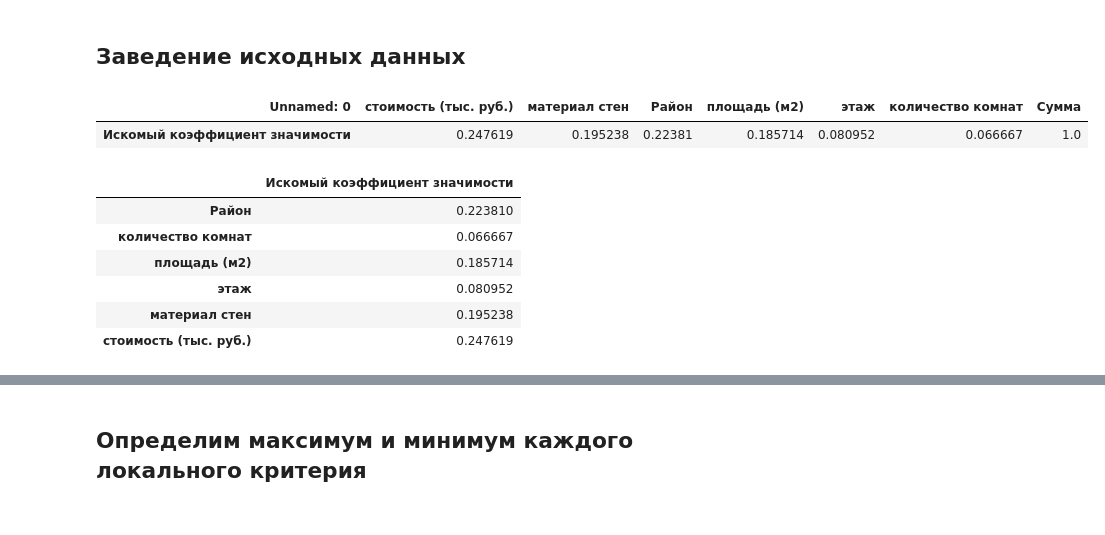
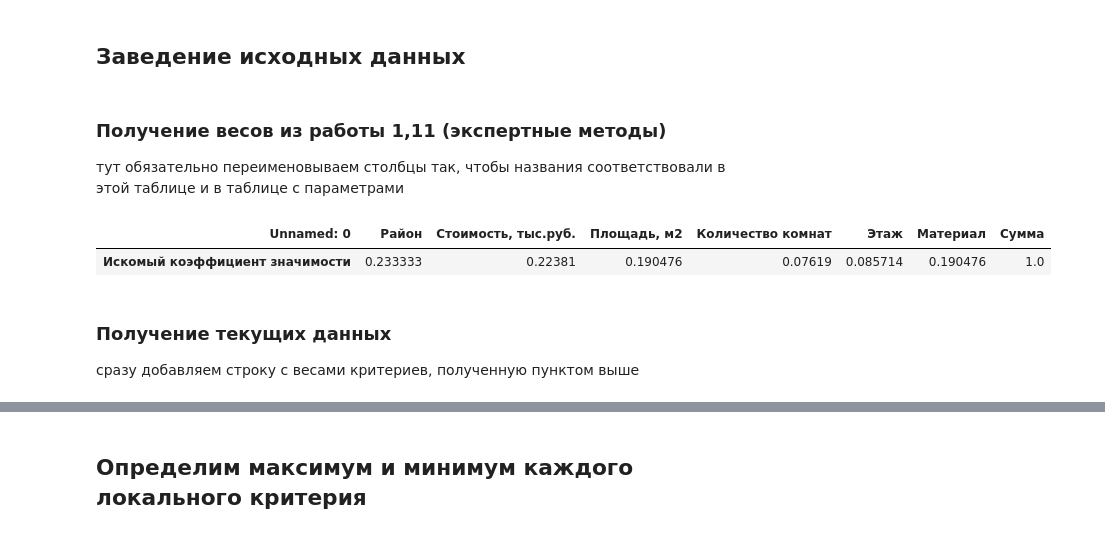
Before and after one commit to EugeneTheWatchman/decision-making-methods, a Jupyter notebook: ExpertMethodsAnalysis-1.12.ipynb, the cells around one changed output, grey strips where cells are left out. Cells and saved outputs as stored; diff of their text form; code cells hidden in the pictures.

```diff
--- a/ExpertMethodsAnalysis-1.12.ipynb
+++ b/ExpertMethodsAnalysis-1.12.ipynb
@@ -10,22 +10,24 @@ else:
 import numpy as np
 # %% [markdown]
 ## Заведение исходных данных
+# %% [markdown]
+### Получение весов из работы 1,11 (экспертные методы)
+
+тут обязательно переименовываем столбцы так, чтобы названия соответствовали в этой таблице и в таблице с параметрами
 # %%
 weights = pd.read_csv('Искомый коэффициент значимости.csv',sep=';').set_index('Unnamed: 0').T
+weights.rename(columns = {'стоимость (тыс. руб.)' : 'Стоимость, тыс.руб.',
+                'площадь (м2)' : 'Площадь, м2',
+                'количество комнат' : 'Количество комнат',
+                'этаж' : 'Этаж',
+                'материал стен': 'Материал'},
+              inplace = True)
 weights
 # %% [output]
-| Unnamed: 0 | стоимость (тыс. руб.) | материал стен | Район | площадь (м2) | этаж | количество комнат | Сумма |
-| Искомый коэффициент значимости | 0.247619 | 0.195238 | 0.22381 | 0.185714 | 0.080952 | 0.066667 | 1.0 |
+| Unnamed: 0 | Район | Стоимость, тыс.руб. | Площадь, м2 | Количество комнат | Этаж | Материал | Сумма |
+| Искомый коэффициент значимости | 0.233333 | 0.22381 | 0.190476 | 0.07619 | 0.085714 | 0.190476 | 1.0 |
-# %%
-weightsArray = [weights['Район'], weights['количество комнат'], weights['площадь (м2)'],
- weights['этаж'], weights['материал стен'], weights['стоимость (тыс. руб.)']]
-pd.DataFrame(weightsArray)[]
-# %% [output]
-|  | Искомый коэффициент значимости |
-| Район | 0.223810 |
-| количество комнат | 0.066667 |
-| площадь (м2) | 0.185714 |
-| этаж | 0.080952 |
-| материал стен | 0.195238 |
-| стоимость (тыс. руб.) | 0.247619 |
+# %% [markdown]
+### Получение текущих данных
+
+сразу добавляем строку с весами критериев, полученную пунктом выше
 # %%
```
Also changed, not shown: parts of 13 cells of this notebook, 1 other file.
